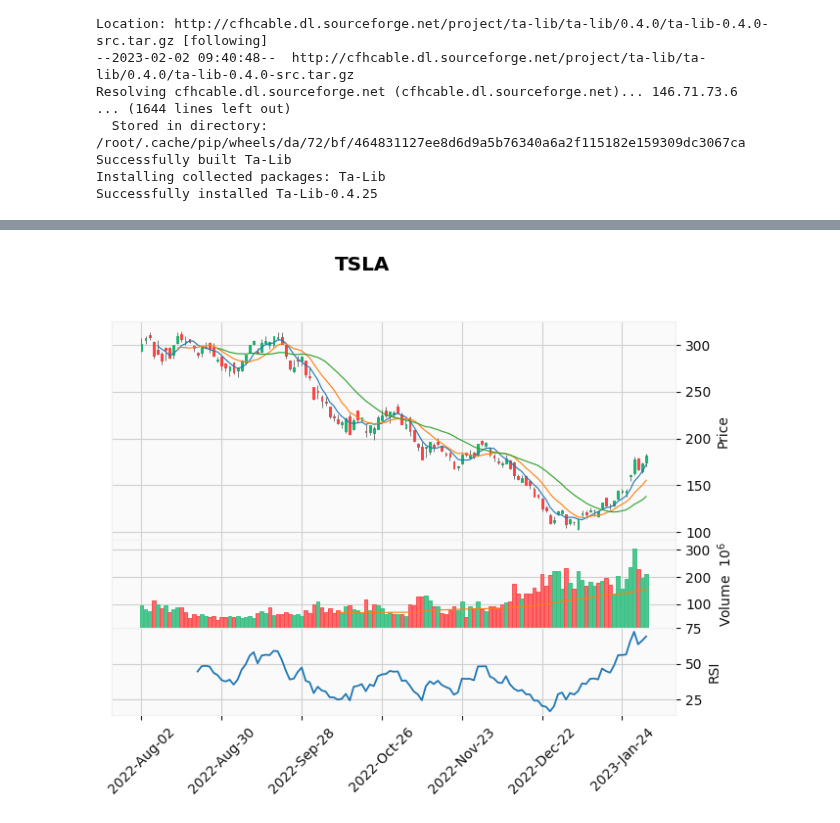
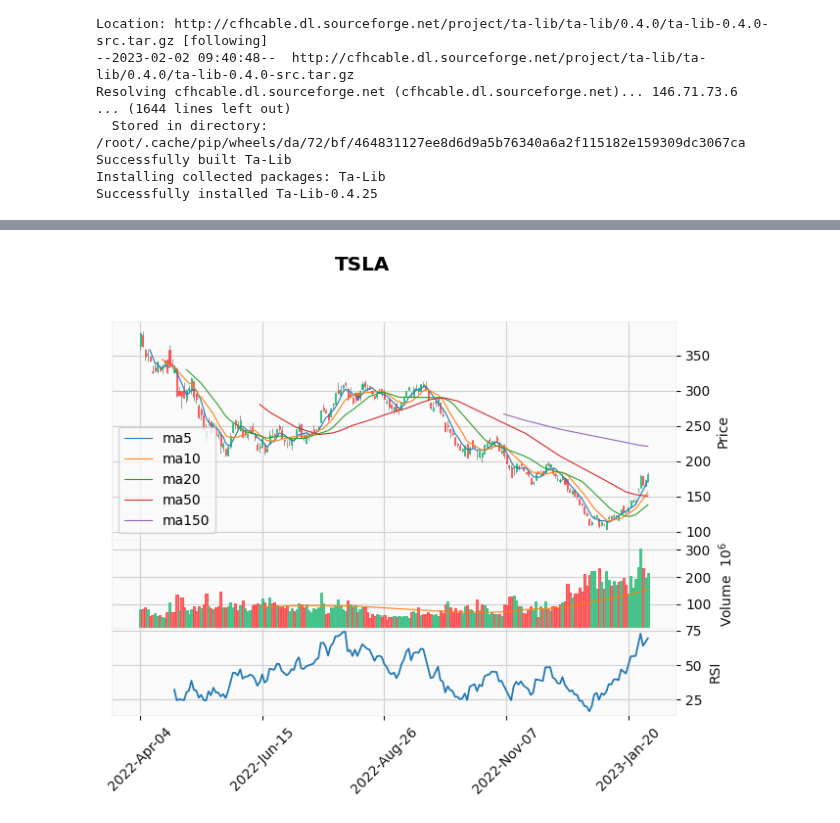
Before and after one commit to yorkjong/colab, a Jupyter notebook: ViStock.ipynb, the cells around one changed output, grey strips where cells are left out. Saved outputs shown, nothing was run; the diff lists cells and outputs as text; code cells hidden in the pictures.

Commit message:
Added legend to the mplfinance version

```diff
--- a/ViStock.ipynb
+++ b/ViStock.ipynb
@@ -122,30 +122,38 @@ df.tail()
 # %%
 """
 data from yfinance
 plot with mplfinance
 ref. https://www.grenade.tw/blog/how-to-use-the-python-financial-analysis-visualization-module-mplfinance/
 """
 import yfinance as yf
 import matplotlib.pyplot as plt
 import mplfinance as mpf
 from talib import abstract
 
-RSI = lambda df, period: abstract.RSI(df, timeperiod=period)
 
 # Download Tesla's stock prices
 ticker = "TSLA"
-df = yf.Ticker(ticker).history(period="6mo")    # for last 6 month
+df = yf.Ticker(ticker).history(period="10mo")    # for last 6 month
+
+mav_days = (5, 10, 20, 50, 150)
 
 vma = mpf.make_addplot(df['Volume'], type='line', linestyle='', panel=1, mav=50)
+
+RSI = lambda df, period: abstract.RSI(df, timeperiod=period)
 rsi = mpf.make_addplot(RSI(df['Close'], 14), panel=2, ylabel='RSI')
 
 # Plot a candlestick with 5, 10, 20 day moving averages and volume bar
-mpf.plot(df, type='candle', mav=(5, 10, 20),
-         volume=True, addplot=[vma, rsi],
-         title=f"{ticker}", style='yahoo')
+fig, axes = mpf.plot(
+    df, type='candle', mav=mav_days,
+    volume=True, addplot=[vma, rsi],
+    title=f"{ticker}", style='yahoo',
+    returnfig=True
+)
+axes[0].legend([f'ma{d}' for d in mav_days], loc='lower left')
+
 plt.show()
 # %% [output]
-[figure, old version]
+[figure, new version]
 # %%
 """
 data from yfinance
```
